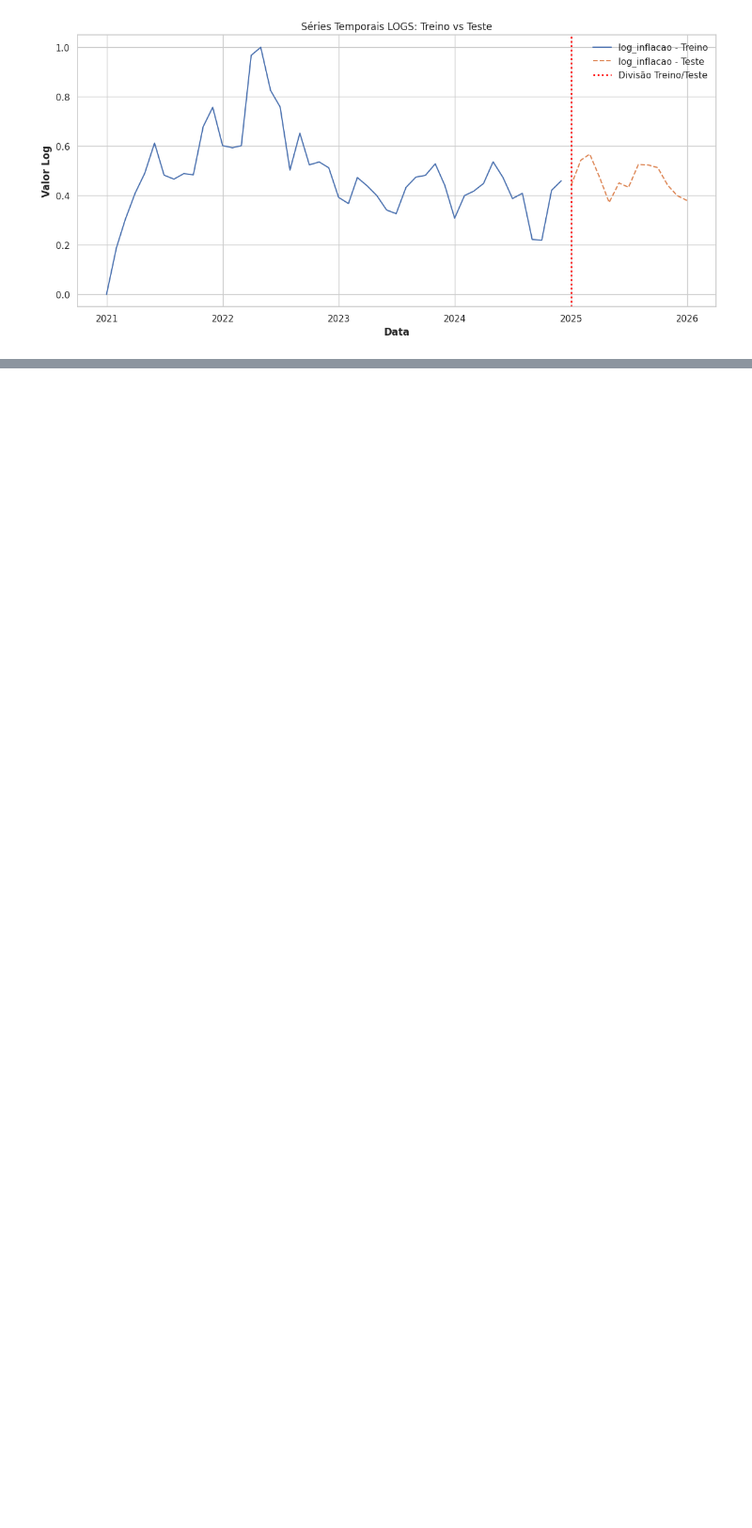
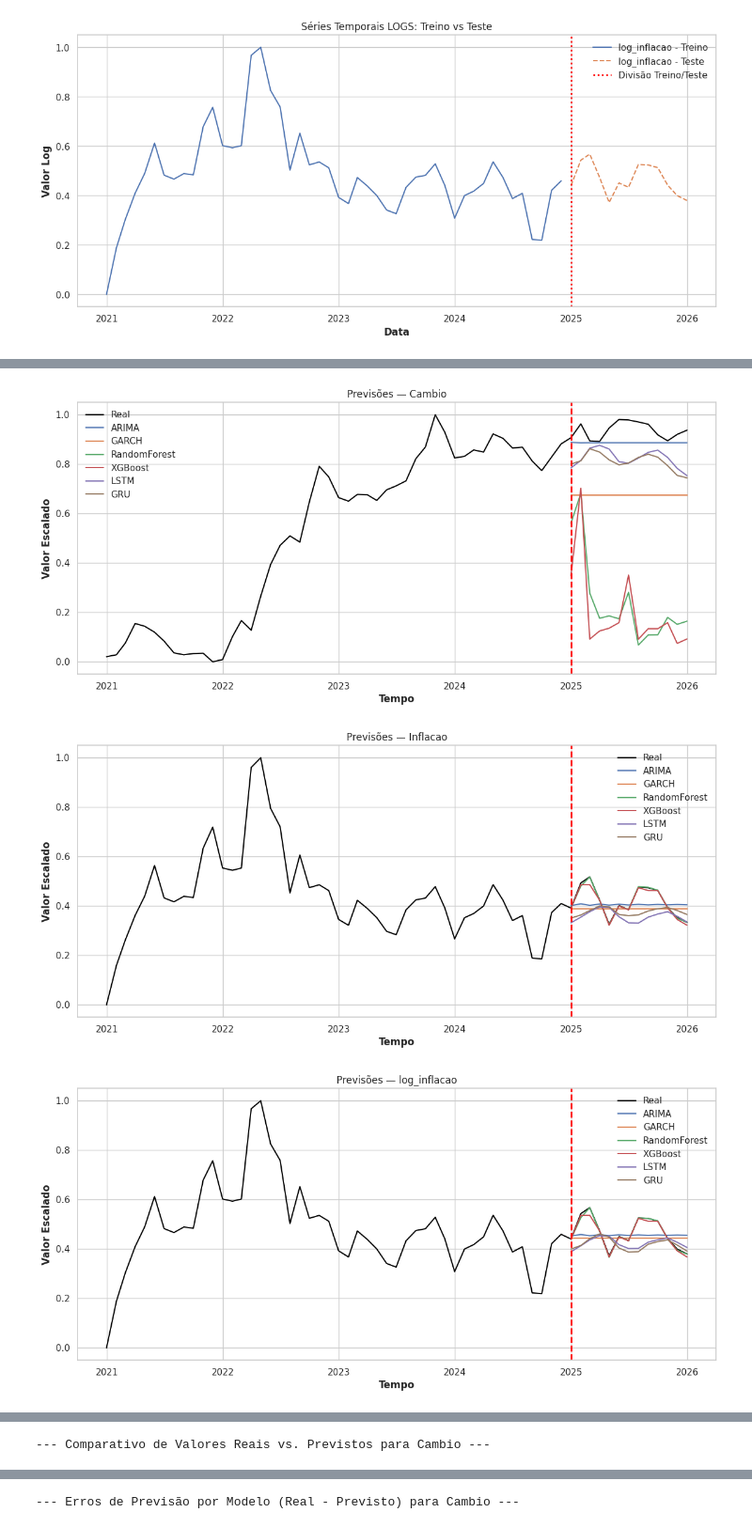
Before and after one commit to teobras/Book-code-Pandas-Cookbook-by-Theodore-Patrou, a Jupyter notebook: Article_1.ipynb, the cells around one changed output, grey strips where cells are left out. Shown at 94% size. Cells and saved outputs as stored; diff of their text form; code cells hidden in the pictures; blank space fills up the shorter version.

```diff
--- a/Article_1.ipynb
+++ b/Article_1.ipynb
@@ -599,0 +1267,63 @@ plt.show()
+# %%
+# -------------------------------------------------------------
+# 1. IMPORTAR BIBLIOTECAS
+# -------------------------------------------------------------
+import pandas as pd
+import numpy as np
+from sklearn.ensemble import RandomForestRegressor
+import xgboost as xgb
+from statsmodels.tsa.arima.model import ARIMA
+from arch import arch_model
+from tensorflow.keras.models import Sequential
+from tensorflow.keras.layers import LSTM, GRU, Dense
+import matplotlib.pyplot as plt
+
+# Assuming 'forecasts' dictionary is already populated from the previous cell (rmKsiWoEYJUP)
+
+# -------------------------------------------------------------
+# 5. GRÁFICOS — UMA FIGURA POR VARIÁVEL
+# -------------------------------------------------------------
+for target in targets:
+
+    plt.figure(figsize=(14,6))
+    plt.plot(df_data.index, df_data[target], label="Real", color="black")
+
+    # Previsões
+    for model_name, pred in forecasts[target].items():
+        plt.plot(pred.index, pred.values, label=model_name)
+
+    # Linha vertical entre treino e teste
+    plt.axvline(x=df_data.index[tamanho_treino], color="red", linestyle="--", linewidth=2)
+
+    plt.title(f"Previsões — {target}")
+    plt.xlabel("Tempo")
+    plt.ylabel("Valor Escalado")
+    plt.legend()
+    plt.grid(True)
+    plt.show()
+
+    # Loop através de cada variável target
+for target in targets:
+    print(f"\n--- Comparativo de Valores Reais vs. Previstos para {target} ---")
+
+    # Pegar os valores reais do período de teste para o target atual
+    actual_values = test[target]
+
+    # Criar um DataFrame com os valores reais e todas as previsões para o target atual
+    comparativo_data = {'Real': actual_values}
+    for model_name, pred_series in forecasts[target].items():
+        # Garantir que as séries de previsão tenham o mesmo índice e sejam alinhadas com 'actual_values'
+        comparativo_data[f'{model_name}_Previsto'] = pred_series.reindex(actual_values.index)
+
+    comparativo_df = pd.DataFrame(comparativo_data)
+
+    display(comparativo_df.head(10)) # Exibir as primeiras 10 linhas para uma visão geral
+
+    # Opcional: calcular os erros de previsão para cada modelo para o target atual
+    print(f"\n--- Erros de Previsão por Modelo (Real - Previsto) para {target} ---")
+    erros_df = comparativo_df.apply(lambda col: comparativo_df['Real'] - col if col.name != 'Real' else None, axis=0)
+    display(erros_df.drop(columns=['Real']).head(10))
+# %% [output]
+[figure, added]
+[figure, added]
+[figure, added]
@@ -599,0 +1332 @@ plt.show()
+--- Comparativo de Valores Reais vs. Previstos para Cambio ---
@@ -599,0 +1345 @@ plt.show()
+--- Erros de Previsão por Modelo (Real - Previsto) para Cambio ---
```
Also changed, not shown: parts of 16 cells of this notebook.
